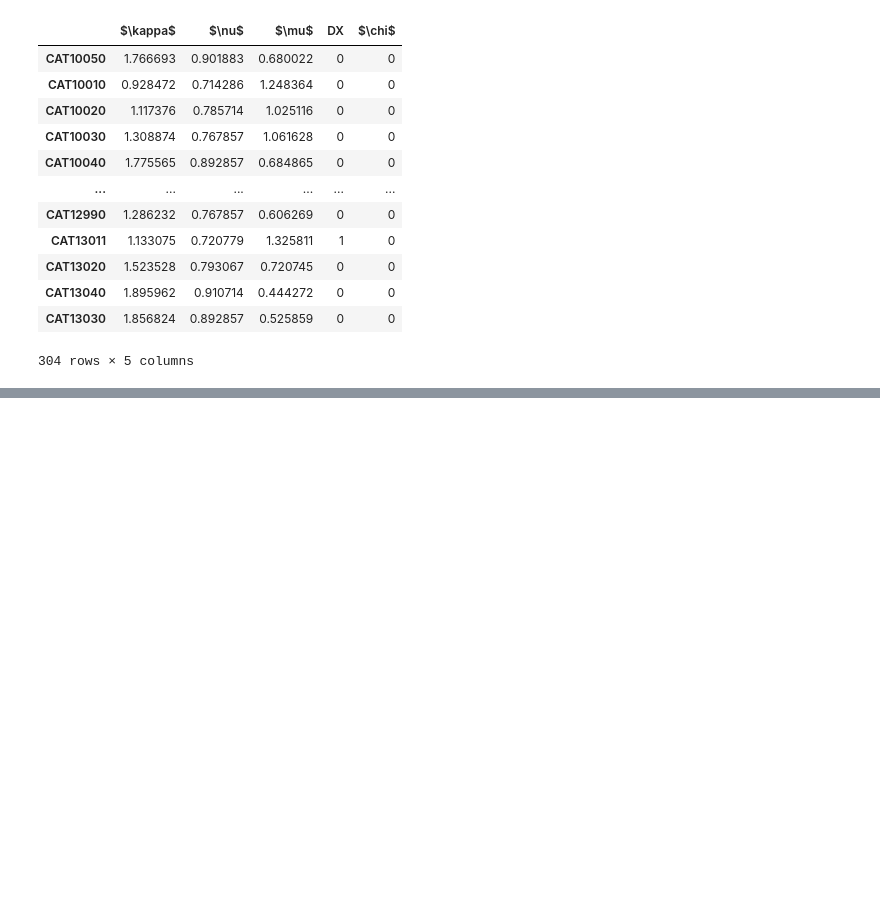
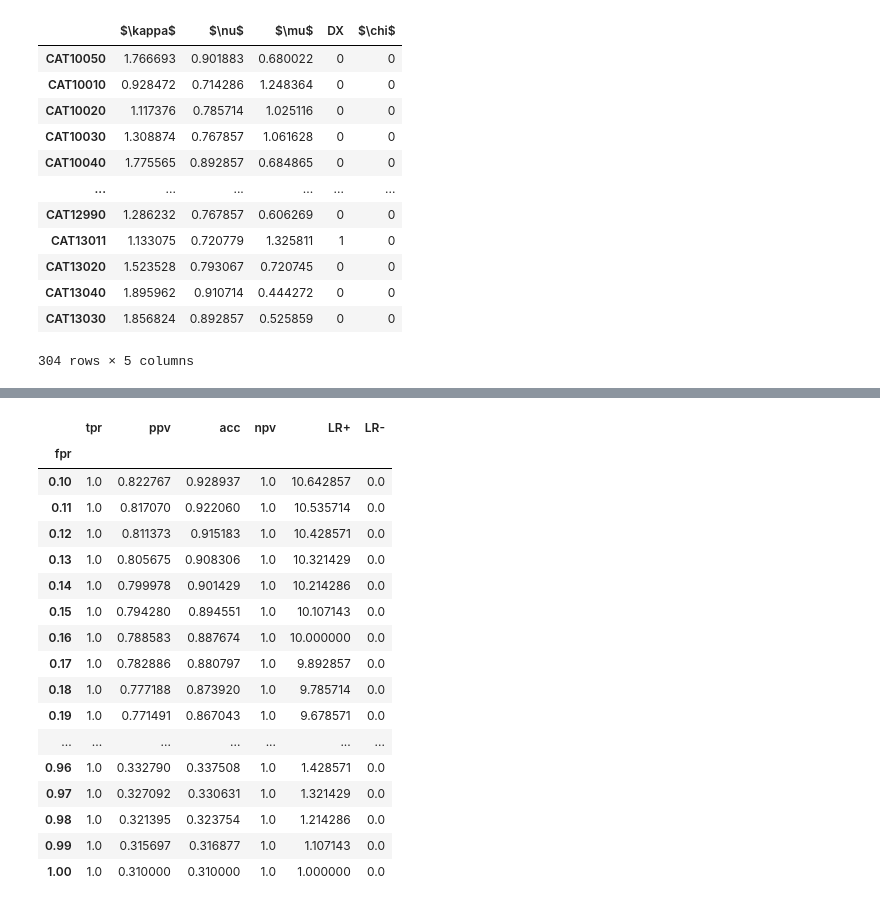
Before and after one commit to zeroknowledgediscovery/truthnet, a Jupyter notebook: truthnet/examples/minAUCcalculation.ipynb, the cells around one changed output, grey strips where cells are left out. Cells and saved outputs as stored; diff of their text form; code cells hidden in the pictures; blank space fills up the shorter version.

```diff
--- a/truthnet/examples/minAUCcalculation.ipynb
+++ b/truthnet/examples/minAUCcalculation.ipynb
@@ -162,0 +201,3 @@ interpolation failed
+# %%
+ZX=ztmx.get().dropna()
+ZX[ZX.ppv>.8]
@@ -163,3 +218,26 @@ interpolation failed
+# %%
+pd.set_option('display.max_rows', None)
+
+ZX
+# %% [output]
+|  | tpr | ppv | acc | npv | LR+ | LR- |
+| fpr |  |  |  |  |  |  |
+| 0.10 | 1.0 | 0.822767 | 0.928937 | 1.0 | 10.642857 | 0.0 |
+| 0.11 | 1.0 | 0.817070 | 0.922060 | 1.0 | 10.535714 | 0.0 |
+| 0.12 | 1.0 | 0.811373 | 0.915183 | 1.0 | 10.428571 | 0.0 |
+| 0.13 | 1.0 | 0.805675 | 0.908306 | 1.0 | 10.321429 | 0.0 |
+| 0.14 | 1.0 | 0.799978 | 0.901429 | 1.0 | 10.214286 | 0.0 |
+| 0.15 | 1.0 | 0.794280 | 0.894551 | 1.0 | 10.107143 | 0.0 |
+| 0.16 | 1.0 | 0.788583 | 0.887674 | 1.0 | 10.000000 | 0.0 |
+| 0.17 | 1.0 | 0.782886 | 0.880797 | 1.0 | 9.892857 | 0.0 |
+| 0.18 | 1.0 | 0.777188 | 0.873920 | 1.0 | 9.785714 | 0.0 |
+| 0.19 | 1.0 | 0.771491 | 0.867043 | 1.0 | 9.678571 | 0.0 |
+| ... | ... | ... | ... | ... | ... | ... |
+| 0.96 | 1.0 | 0.332790 | 0.337508 | 1.0 | 1.428571 | 0.0 |
+| 0.97 | 1.0 | 0.327092 | 0.330631 | 1.0 | 1.321429 | 0.0 |
+| 0.98 | 1.0 | 0.321395 | 0.323754 | 1.0 | 1.214286 | 0.0 |
+| 0.99 | 1.0 | 0.315697 | 0.316877 | 1.0 | 1.107143 | 0.0 |
+| 1.00 | 1.0 | 0.310000 | 0.310000 | 1.0 | 1.000000 | 0.0 |
 # %%
 ztm.get().dropna()
 # %% [output]
```
Also changed, not shown: parts of 28 cells of this notebook, 19 other files.
